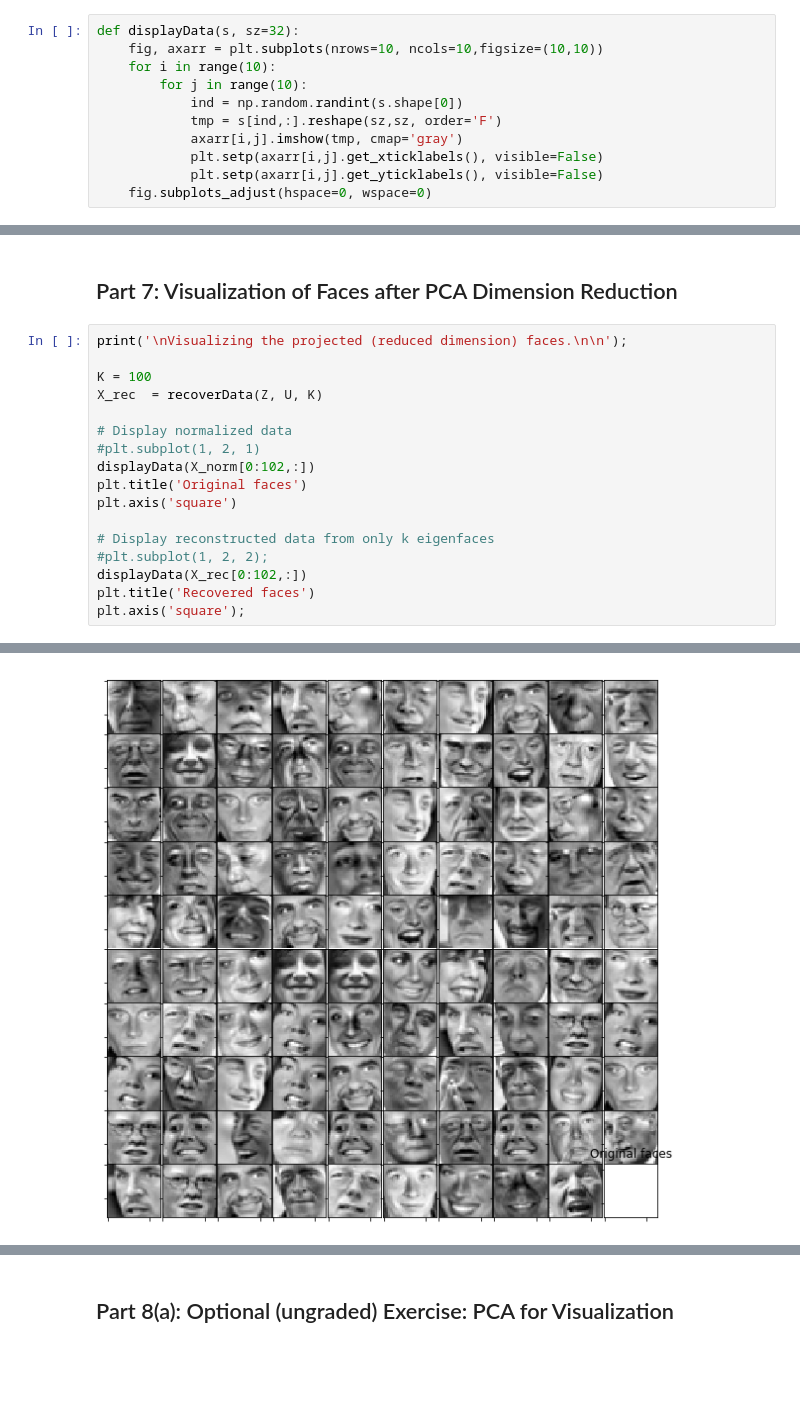
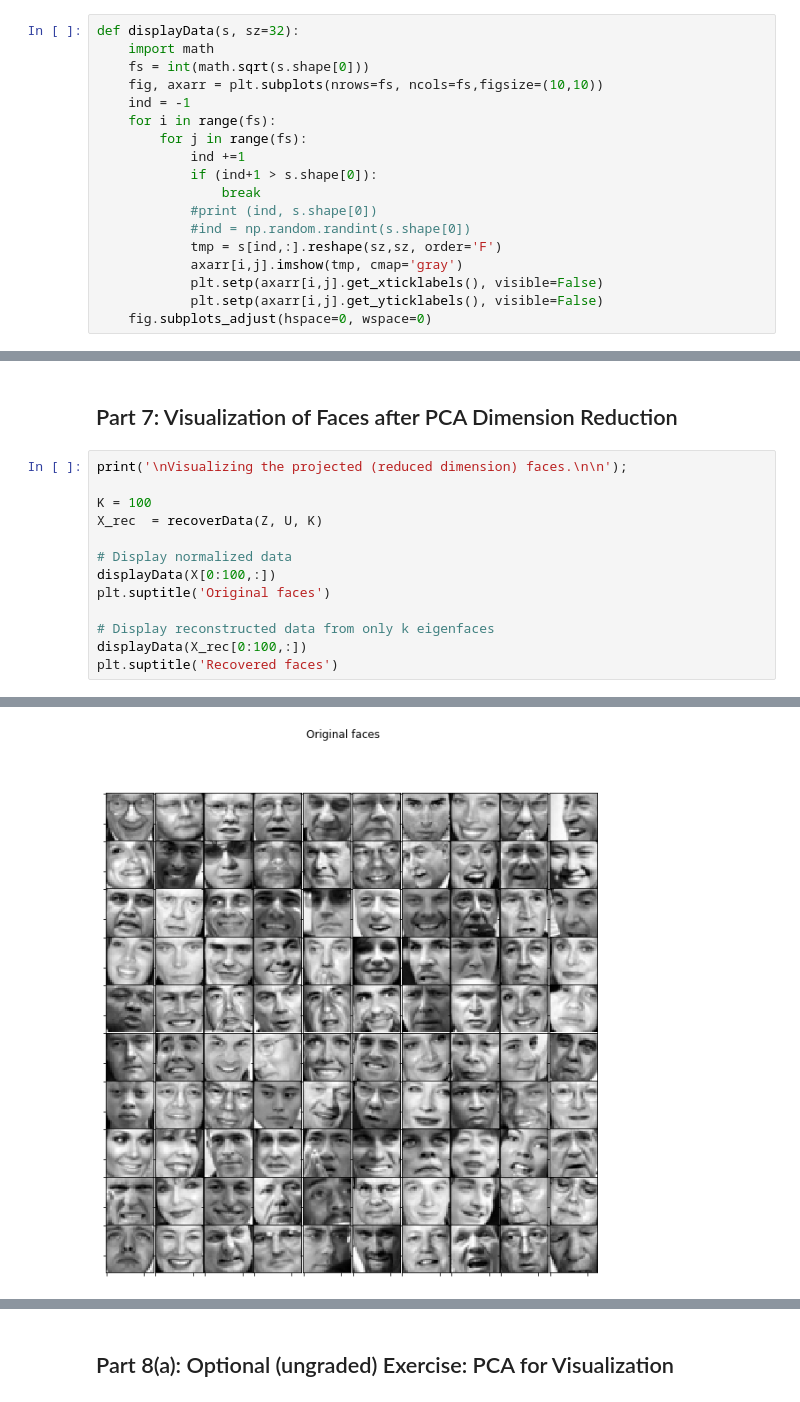
Before and after one commit to aldudalski/MachineLearningJupyter, a Jupyter notebook: 7.2 PCA.ipynb, the cells around one changed output, grey strips where cells are left out. Drawn from its saved outputs; the diff is of its cells as text; blank space fills up the shorter version.

```diff
--- a/7.2 PCA.ipynb
+++ b/7.2 PCA.ipynb
@@ -172,9 +170,16 @@ Approximation of the first example: %f %f
 # %%
 def displayData(s, sz=32):
-    fig, axarr = plt.subplots(nrows=10, ncols=10,figsize=(10,10))
-    for i in range(10):
-        for j in range(10):
-            ind = np.random.randint(s.shape[0])
+    import math
+    fs = int(math.sqrt(s.shape[0]))
+    fig, axarr = plt.subplots(nrows=fs, ncols=fs,figsize=(10,10))
+    ind = -1
+    for i in range(fs):
+        for j in range(fs):
+            ind +=1
+            if (ind+1 > s.shape[0]):
+                break
+            #print (ind, s.shape[0])
+            #ind = np.random.randint(s.shape[0])
             tmp = s[ind,:].reshape(sz,sz, order='F')
             axarr[i,j].imshow(tmp, cmap='gray')
             plt.setp(axarr[i,j].get_xticklabels(), visible=False)
@@ -236,15 +238,11 @@ K = 100
 X_rec  = recoverData(Z, U, K)
 
 # Display normalized data
-#plt.subplot(1, 2, 1)
-displayData(X_norm[0:102,:])
-plt.title('Original faces')
-plt.axis('square')
+displayData(X[0:100,:])
+plt.suptitle('Original faces')
 
 # Display reconstructed data from only k eigenfaces
-#plt.subplot(1, 2, 2);
-displayData(X_rec[0:102,:])
-plt.title('Recovered faces')
-plt.axis('square');
+displayData(X_rec[0:100,:])
+plt.suptitle('Recovered faces')
 # %% [output]
 Visualizing the projected (reduced dimension) faces.
@@ -251 +250 @@ Visualizing the projected (reduced dimension) faces.
-[figure, old version]
+[figure, new version]
```
Also changed, not shown: parts of 20 cells of this notebook, 1 other file.
